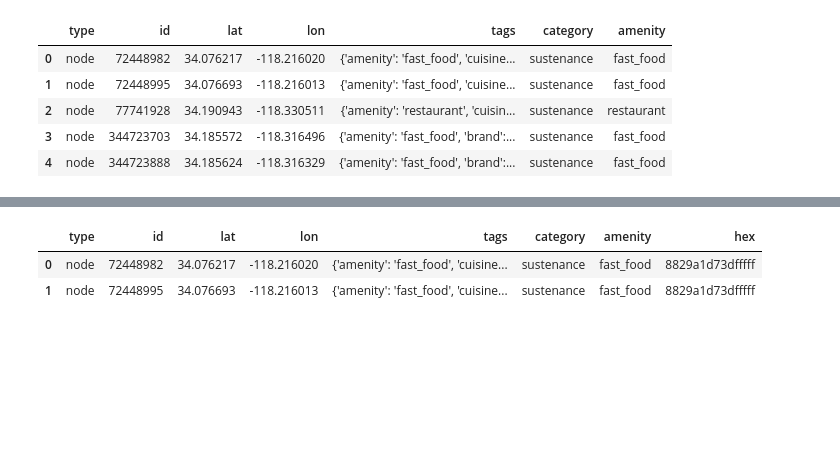
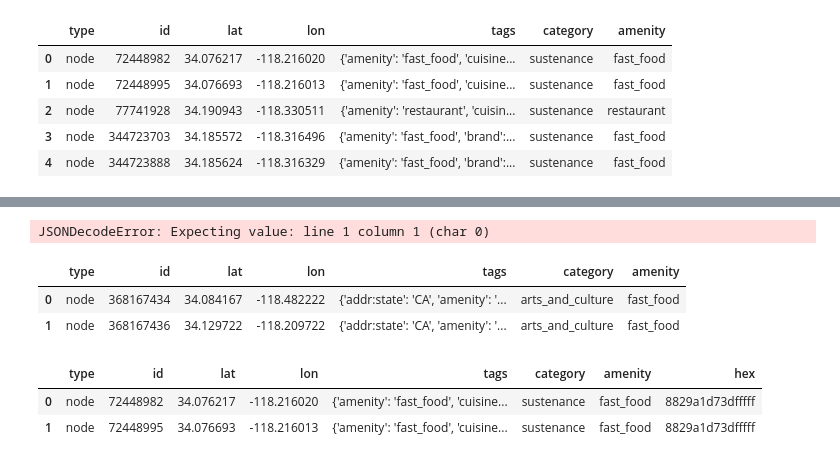
Before and after one commit to katekuian/aa_2021_magma, a Jupyter notebook: 01_data_collection_and_preparation/04_pois.ipynb, the cells around one changed output, grey strips where cells are left out. Drawn from its saved outputs; the diff is of its cells as text; code cells hidden in the pictures; blank space fills up the shorter version.

Commit message:
Add education, sport and arts and culture pois

```diff
--- a/01_data_collection_and_preparation/04_pois.ipynb
+++ b/01_data_collection_and_preparation/04_pois.ipynb
@@ -186,0 +171,78 @@ railway_df.head(2)
+# %%
+overpass_query = """
+[out:json];
+area[name = "Los Angeles"]->.a;
+area[name = "Santa Monica"]->.b;
+area[name = "Burbank"]->.c;
+(
+      node(area.a)[amenity=college];
+      node(area.b)[amenity=college];
+      node(area.c)[amenity=college];
+
+      node(area.a)[amenity=library];
+      node(area.b)[amenity=library];
+      node(area.c)[amenity=library];
+
+      node(area.a)[amenity=driving_school];
+      node(area.b)[amenity=driving_school];
+      node(area.c)[amenity=driving_school];
+
+      node(area.a)[amenity=language_school];
+      node(area.b)[amenity=language_school];
+      node(area.c)[amenity=language_school];
+
+      node(area.a)[amenity=music_school];
+      node(area.b)[amenity=music_school];
+      node(area.c)[amenity=music_school];
+
+      node(area.a)[amenity=school];
+      node(area.b)[amenity=school];
+      node(area.c)[amenity=school];
+
+      node(area.a)[amenity=university];
+      node(area.b)[amenity=university];
+      node(area.c)[amenity=university];
+);
+out;
+"""
+response = requests.get(overpass_url, params={"data": overpass_query})
+education_data = response.json()
+
+education_df = pd.DataFrame(education_data["elements"])
+education_df['category'] = 'education'
+education_df['amenity'] = sustenance_df['tags'].apply(lambda tags: tags['amenity'])
+education_df.head(2)
+# %% [output]
+JSONDecodeError: Expecting value: line 1 column 1 (char 0)
+# %%
+overpass_query = """
+[out:json];
+area[name = "Los Angeles"]->.a;
+area[name = "Santa Monica"]->.b;
+area[name = "Burbank"]->.c;
+(
+      node(area.a)[amenity=arts_centre];
+      node(area.b)[amenity=arts_centre];
+      node(area.c)[amenity=arts_centre];
+
+      node(area.a)[amenity=theatre];
+      node(area.b)[amenity=theatre];
+      node(area.c)[amenity=theatre];
+
+      node(area.a)[amenity=cinema];
+      node(area.b)[amenity=cinema];
+      node(area.c)[amenity=cinema];
+);
+out;
+"""
+response = requests.get(overpass_url, params={"data": overpass_query})
+arts_and_culture_data = response.json()
+
+arts_and_culture_df = pd.DataFrame(arts_and_culture_data["elements"])
+arts_and_culture_df['category'] = 'arts_and_culture'
+arts_and_culture_df['amenity'] = sustenance_df['tags'].apply(lambda tags: tags['amenity'])
+arts_and_culture_df.head(2)
+# %% [output]
+|  | type | id | lat | lon | tags | category | amenity |
+| 0 | node | 368167434 | 34.084167 | -118.482222 | {'addr:state': 'CA', 'amenity': '... | arts_and_culture | fast_food |
+| 1 | node | 368167436 | 34.129722 | -118.209722 | {'addr:state': 'CA', 'amenity': '... | arts_and_culture | fast_food |
```
Also changed, not shown: parts of 13 cells of this notebook.
